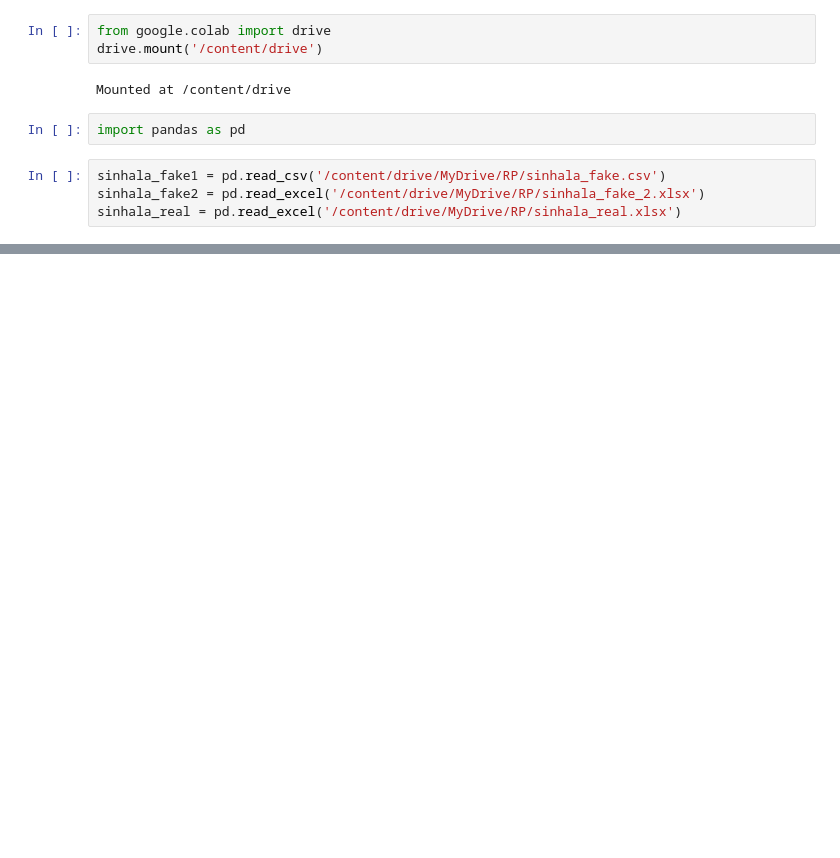
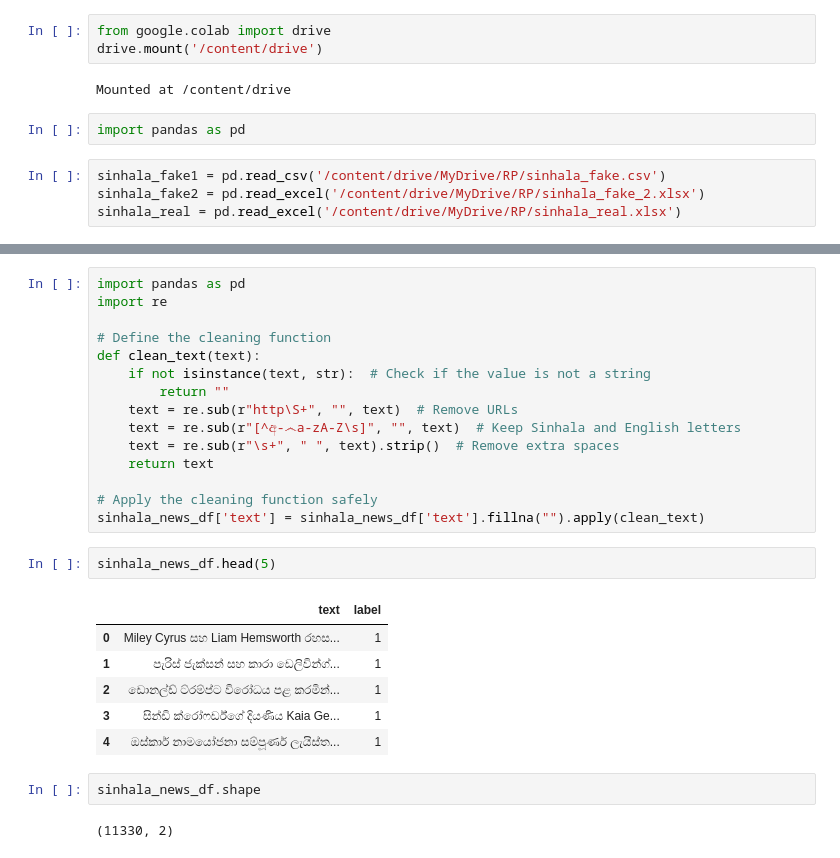
Before and after one commit to tharindudecosta/24-25J-144-Fake_news_detection_BE, a Jupyter notebook: ColabNoteBook/IT21252754/sinhala_fake_news_detection.ipynb, the cells around one changed output, grey strips where cells are left out. Saved outputs shown, nothing was run; the diff lists cells and outputs as text; blank space fills up the shorter version.

```diff
--- a/ColabNoteBook/IT21252754/sinhala_fake_news_detection.ipynb
+++ b/ColabNoteBook/IT21252754/sinhala_fake_news_detection.ipynb
@@ -48,0 +79,28 @@ sinhala_real = pd.read_excel('/content/drive/MyDrive/RP/sinhala_real.xlsx')
+# %%
+import pandas as pd
+import re
+
+# Define the cleaning function
+def clean_text(text):
+    if not isinstance(text, str):  # Check if the value is not a string
+        return ""
+    text = re.sub(r"http\S+", "", text)  # Remove URLs
+    text = re.sub(r"[^අ-෴a-zA-Z\s]", "", text)  # Keep Sinhala and English letters
+    text = re.sub(r"\s+", " ", text).strip()  # Remove extra spaces
+    return text
+
+# Apply the cleaning function safely
+sinhala_news_df['text'] = sinhala_news_df['text'].fillna("").apply(clean_text)
+# %%
+sinhala_news_df.head(5)
+# %% [output]
+|  | text | label |
+| 0 | Miley Cyrus සහ Liam Hemsworth රහස... | 1 |
+| 1 | පැරිස් ජැක්සන් සහ කාරා ඩෙලිවින්ග්... | 1 |
+| 2 | ඩොනල්ඩ් ට්රම්ප්ට විරෝධය පළ කරමින්... | 1 |
+| 3 | සින්ඩි ක්රෝෆර්ඩ්ගේ දියණිය Kaia Ge... | 1 |
+| 4 | ඔස්කාර් නාමයෝජනා සම්පූර්ණ ලැයිස්ත... | 1 |
+# %%
+sinhala_news_df.shape
+# %% [output]
+(11330, 2)
```
Also changed, not shown: parts of 8 cells of this notebook.
